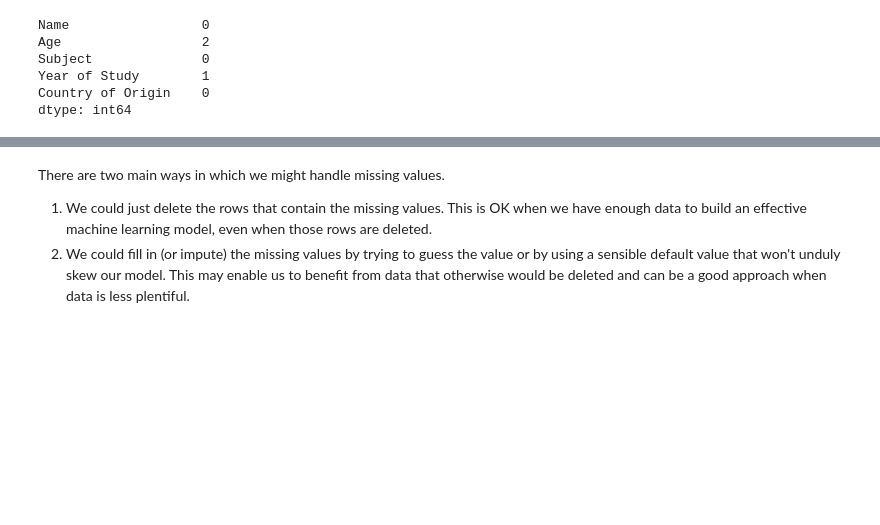
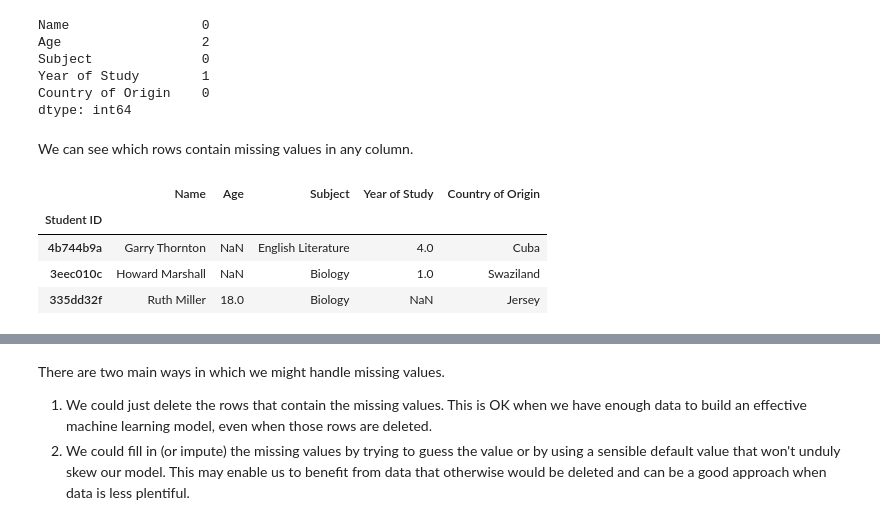
Before and after one commit to JohnMcKechnieGC/understanding-data, a Jupyter notebook: pandas_tutorial.ipynb, the cells around one changed output, grey strips where cells are left out. Saved outputs shown, nothing was run; the diff lists cells and outputs as text; code cells hidden in the pictures; blank space fills up the shorter version.

```diff
--- a/pandas_tutorial.ipynb
+++ b/pandas_tutorial.ipynb
@@ -231,3 +362,13 @@ Subject              0
 Year of Study        1
 Country of Origin    0
 dtype: int64
+# %% [markdown]
+We can see which rows contain missing values in any column.
+# %%
+students_df[students_df.isnull().any(axis=1)]
+# %% [output]
+|  | Name | Age | Subject | Year of Study | Country of Origin |
+| Student ID |  |  |  |  |  |
+| 4b744b9a | Garry Thornton | NaN | English Literature | 4.0 | Cuba |
+| 3eec010c | Howard Marshall | NaN | Biology | 1.0 | Swaziland |
+| 335dd32f | Ruth Miller | 18.0 | Biology | NaN | Jersey |
```
Also changed, not shown: parts of 43 cells of this notebook, 3 other files.
